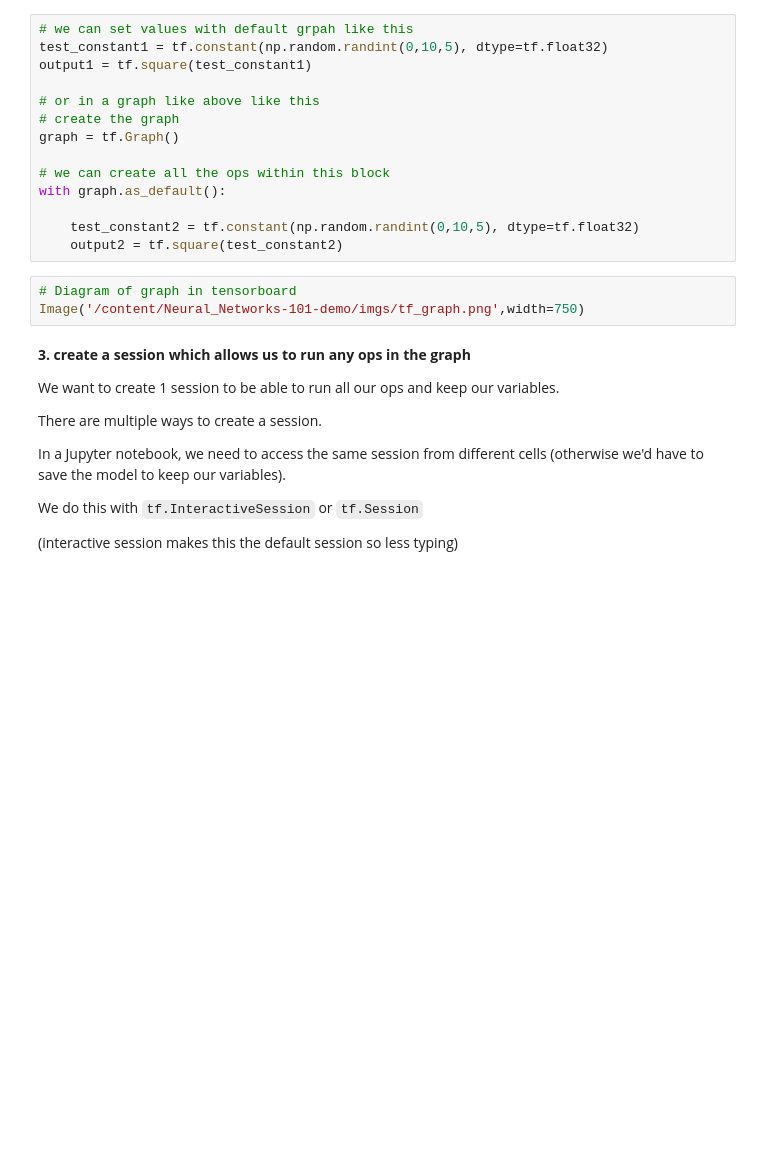
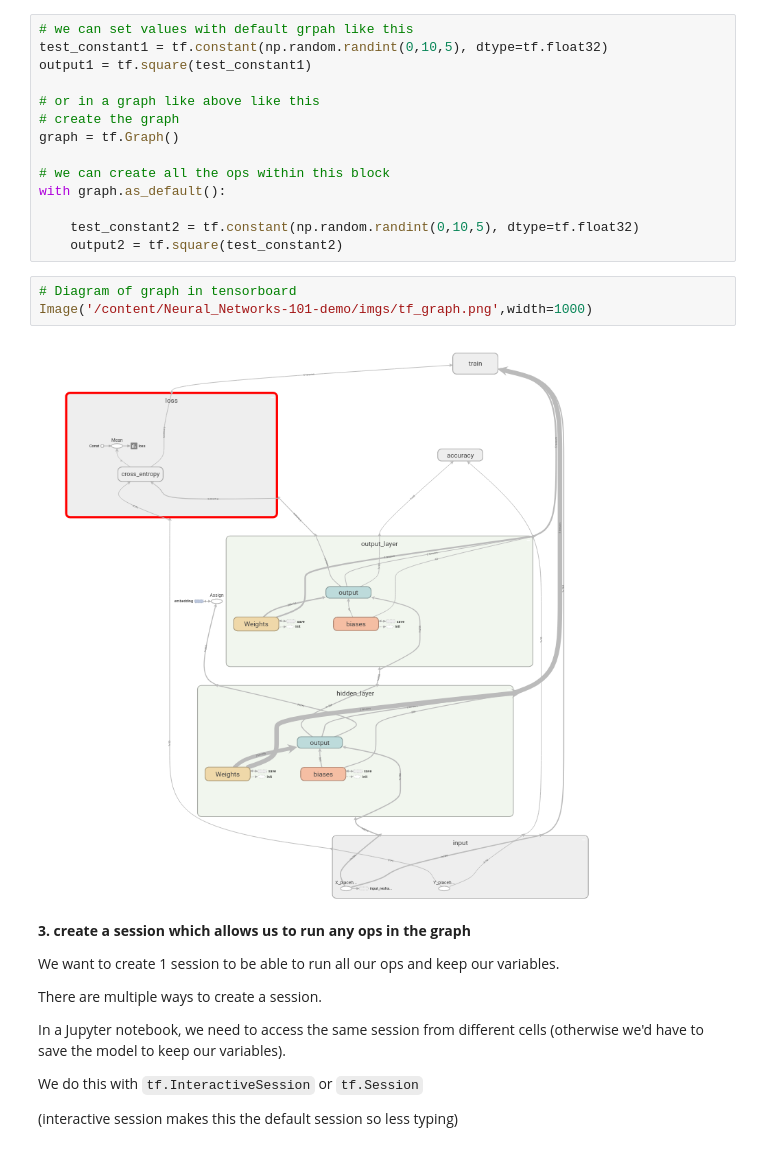
Before and after one commit to KiranArun/Neural_Networks-101-demo, a Jupyter notebook: Basic_MNIST-documentation.ipynb, the cells around one changed output. Cells and saved outputs as stored; diff of their text form; blank space fills up the shorter version.

Commit message:
removed old notebook and updated documentation notebook image

```diff
--- a/Basic_MNIST-documentation.ipynb
+++ b/Basic_MNIST-documentation.ipynb
@@ -1013,7 +1015,9 @@ with graph.as_default():
     output2 = tf.square(test_constant2)
 # %%
 # Diagram of graph in tensorboard
-Image('/content/Neural_Networks-101-demo/imgs/tf_graph.png',width=750)
+Image('/content/Neural_Networks-101-demo/imgs/tf_graph.png',width=1000)
+# %% [output]
+[figure, added]
 # %% [markdown]
 **3. create a session which allows us to run any ops in the graph**
 
```
Also changed, not shown: parts of 8 cells of this notebook, 1 other file.
